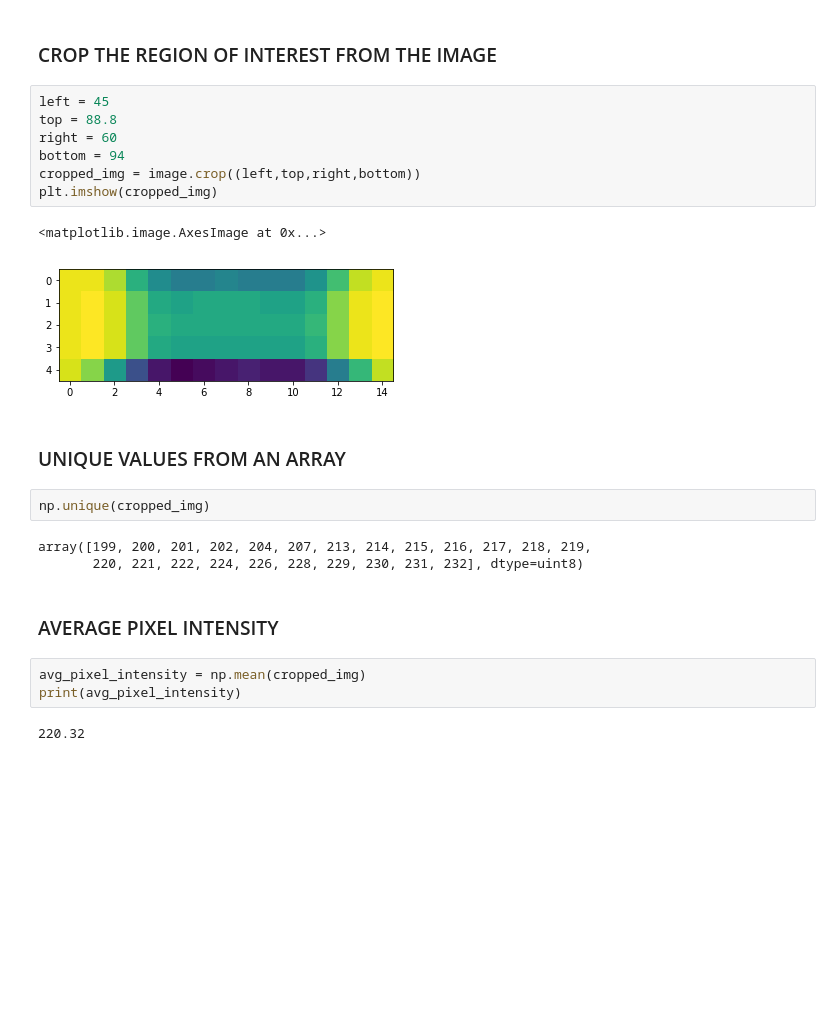
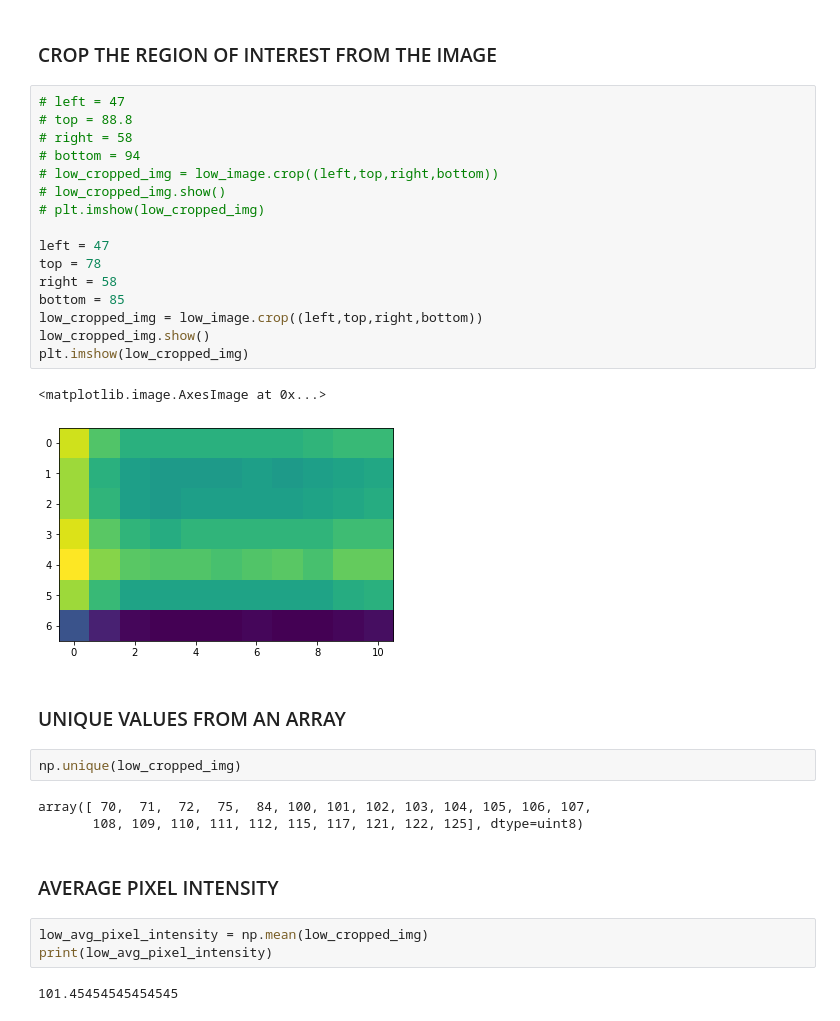
Before and after one commit to rclemsmith/Final-Year-Project, a Jupyter notebook: bmd.ipynb, the cells around one changed output. Saved outputs shown, nothing was run; the diff lists cells and outputs as text; blank space fills up the shorter version.

```diff
--- a/bmd.ipynb
+++ b/bmd.ipynb
@@ -23,27 +26,36 @@ print(width,height)
 106 128
 # %% [markdown]
 ### CROP THE REGION OF INTEREST FROM THE IMAGE
-# %%
-left = 45
-top = 88.8
-right = 60
-bottom = 94
-cropped_img = image.crop((left,top,right,bottom))
-plt.imshow(cropped_img)
-# %% [output]
-<matplotlib.image.AxesImage at 0x...>
-[figure, removed]
+# %%
+# left = 47
+# top = 88.8
+# right = 58
+# bottom = 94
+# low_cropped_img = low_image.crop((left,top,right,bottom))
+# low_cropped_img.show()
+# plt.imshow(low_cropped_img)
+
+left = 47
+top = 78
+right = 58
+bottom = 85
+low_cropped_img = low_image.crop((left,top,right,bottom))
+low_cropped_img.show()
+plt.imshow(low_cropped_img)
+# %% [output]
+<matplotlib.image.AxesImage at 0x...>
+[figure, added]
 # %% [markdown]
 ### UNIQUE VALUES FROM AN ARRAY
 # %%
-np.unique(cropped_img)
+np.unique(low_cropped_img)
 # %% [output]
-array([199, 200, 201, 202, 204, 207, 213, 214, 215, 216, 217, 218, 219,
-       220, 221, 222, 224, 226, 228, 229, 230, 231, 232], dtype=uint8)
+array([ 70,  71,  72,  75,  84, 100, 101, 102, 103, 104, 105, 106, 107,
+       108, 109, 110, 111, 112, 115, 117, 121, 122, 125], dtype=uint8)
 # %% [markdown]
 ### AVERAGE PIXEL INTENSITY
 # %%
-avg_pixel_intensity = np.mean(cropped_img)
-print(avg_pixel_intensity)
+low_avg_pixel_intensity = np.mean(low_cropped_img)
+print(low_avg_pixel_intensity)
 # %% [output]
-220.32
+101.45454545454545
```
Also changed, not shown: parts of 39 cells of this notebook, 1 other file.
